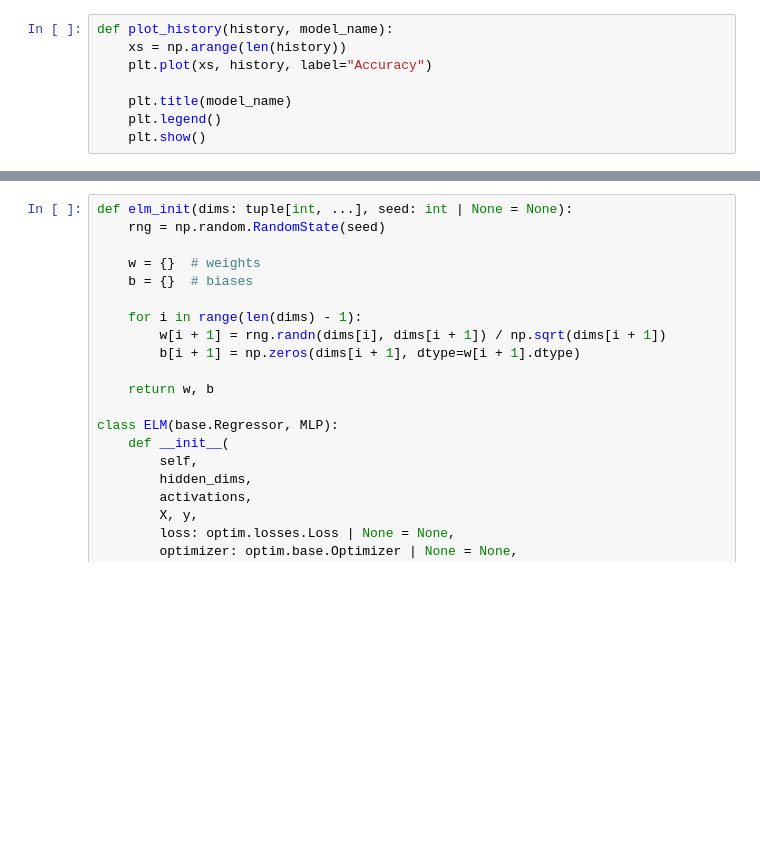
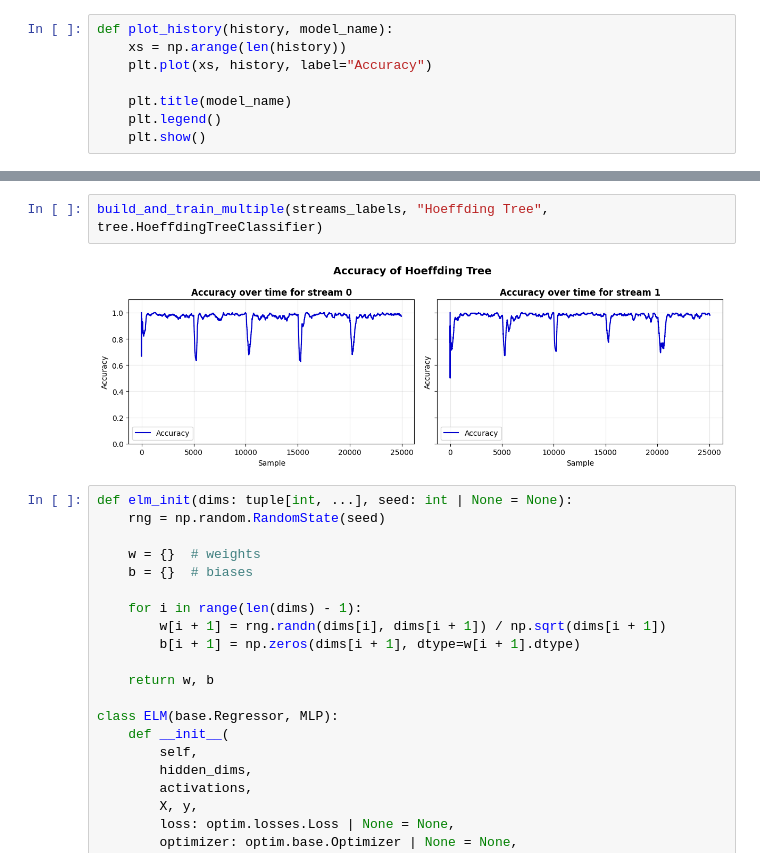
Before and after one commit to Alexiush/advanced_ml, a Jupyter notebook: lb1/lb1.ipynb, the cells around one changed output, grey strips where cells are left out. Cells and saved outputs as stored; diff of their text form; blank space fills up the shorter version.

```diff
--- a/lb1/lb1.ipynb
+++ b/lb1/lb1.ipynb
@@ -152,3 +166,7 @@ plot_history(history, "Hoeffding tree")
+# %%
+build_and_train_multiple(streams_labels, "Hoeffding Tree", tree.HoeffdingTreeClassifier)
+# %% [output]
+[figure, added]
 # %%
 def elm_init(dims: tuple[int, ...], seed: int | None = None):
     rng = np.random.RandomState(seed)
```
Also changed, not shown: parts of 15 cells of this notebook, 1 other file.
